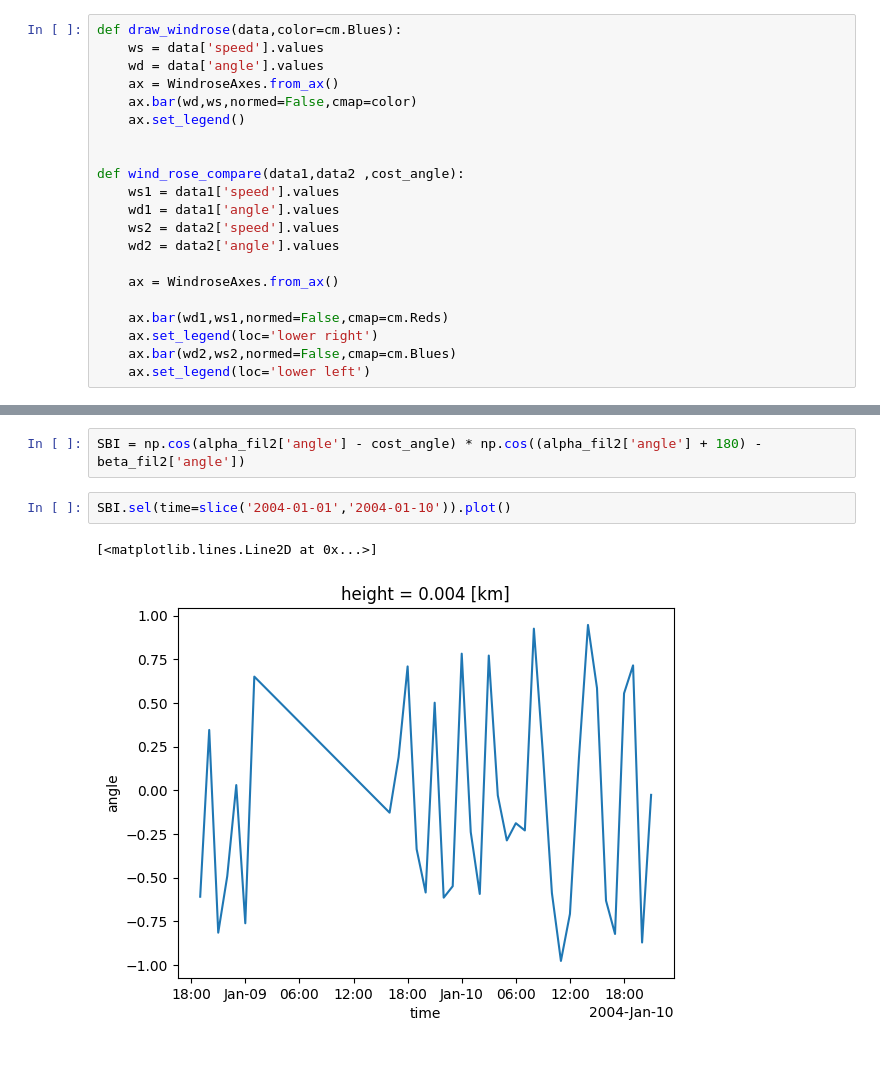
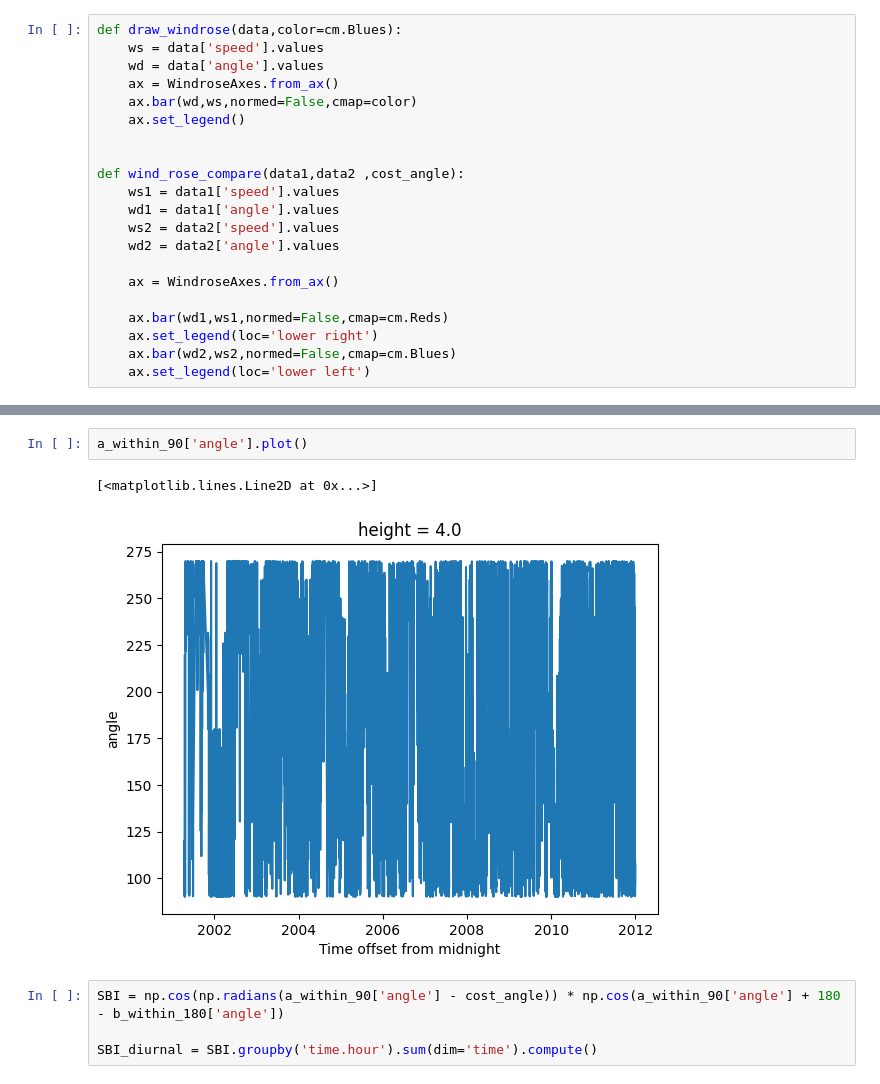
Before and after one commit to nmathewa/LSB_main, a Jupyter notebook: calc_index/init_algo.ipynb, the cells around one changed output, grey strips where cells are left out. Cells and saved outputs as stored; diff of their text form.

```diff
--- a/calc_index/init_algo.ipynb
+++ b/calc_index/init_algo.ipynb
@@ -199,7 +310,9 @@ alpha_fil2['angle'].plot.hist(bins=36,facecolor='red',alpha=0.5)
+# %%
+a_within_90['angle'].plot()
+# %% [output]
+[<matplotlib.lines.Line2D at 0x...>]
+[figure, added]
 # %%
-SBI = np.cos(alpha_fil2['angle'] - cost_angle) * np.cos((alpha_fil2['angle'] + 180) - beta_fil2['angle'])
+SBI = np.cos(np.radians(a_within_90['angle'] - cost_angle)) * np.cos(a_within_90['angle'] + 180 - b_within_180['angle'])
+
+SBI_diurnal = SBI.groupby('time.hour').sum(dim='time').compute()
-# %%
-SBI.sel(time=slice('2004-01-01','2004-01-10')).plot()
-# %% [output]
-[<matplotlib.lines.Line2D at 0x...>]
-[figure, removed]
```
Also changed, not shown: parts of 20 cells of this notebook.
